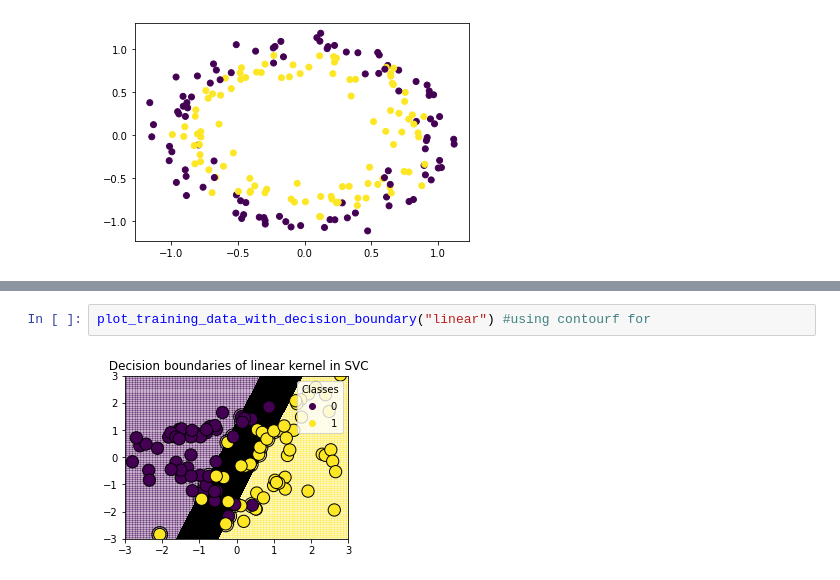
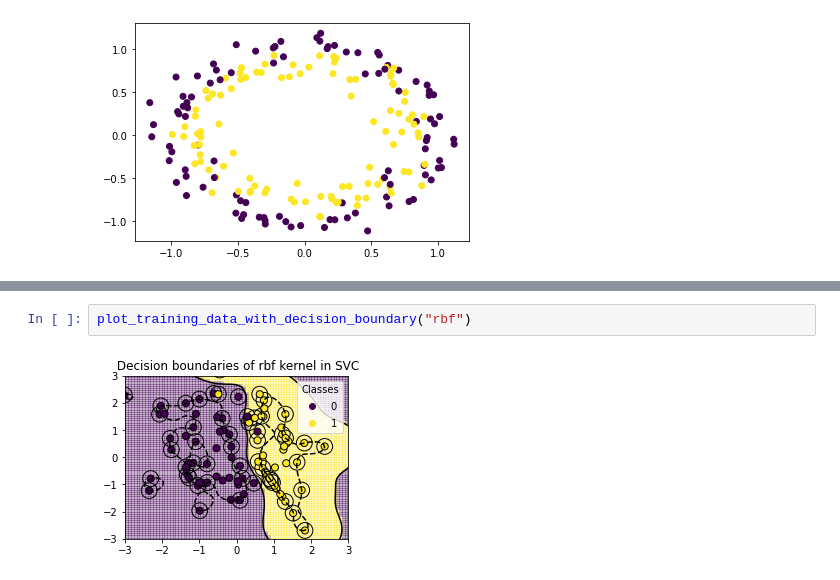
Before and after one commit to wookyung-lee/svmBT, a Jupyter notebook: theoretical_comparison/SVC.ipynb, the cells around one changed output, grey strips where cells are left out. Cells and saved outputs as stored; diff of their text form.

```diff
--- a/theoretical_comparison/SVC.ipynb
+++ b/theoretical_comparison/SVC.ipynb
@@ -101,4 +87,4 @@ plot_training_data_with_decision_boundary("linear")
-# %%
-plot_training_data_with_decision_boundary("linear") #using contourf for
-# %% [output]
-[figure, removed]
+# %%
+plot_training_data_with_decision_boundary("rbf")
+# %% [output]
+[figure, added]
```
Also changed, not shown: parts of 7 cells of this notebook.
